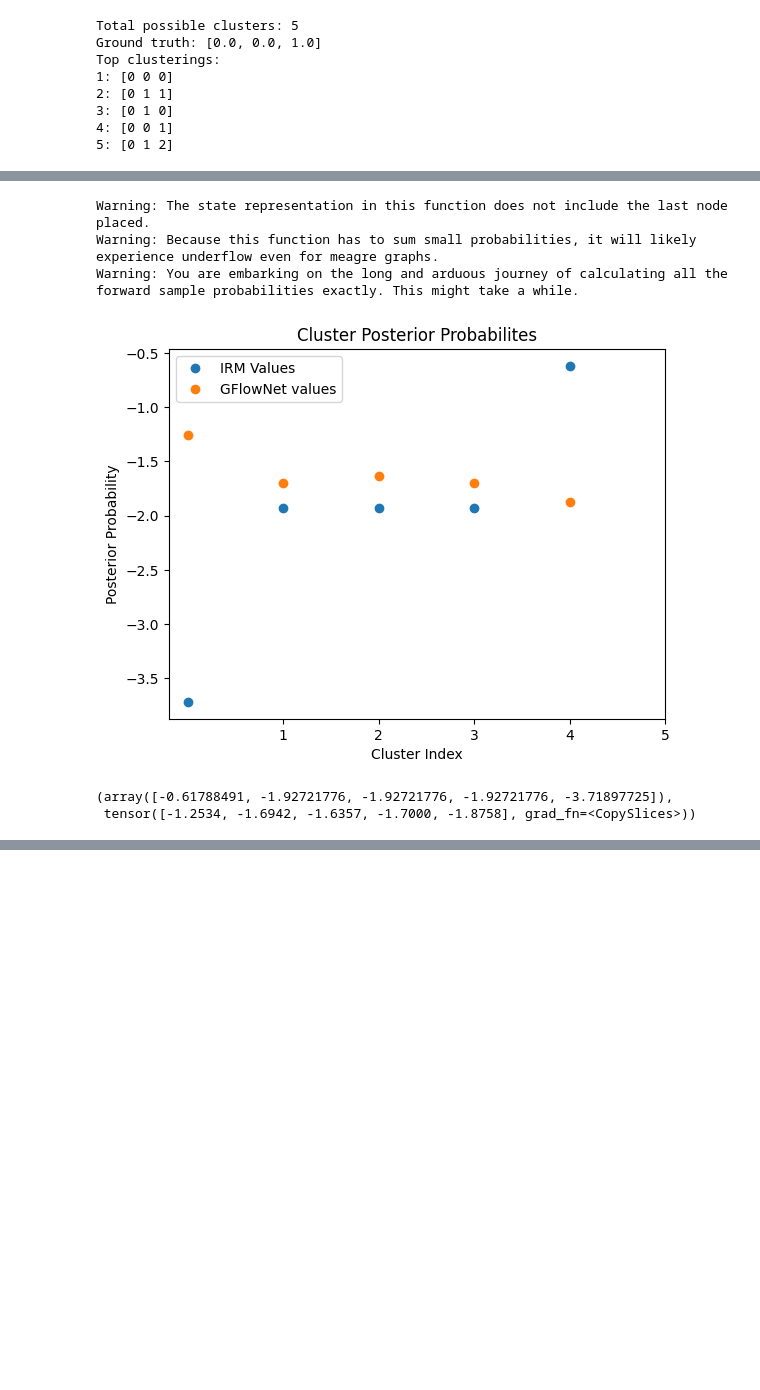
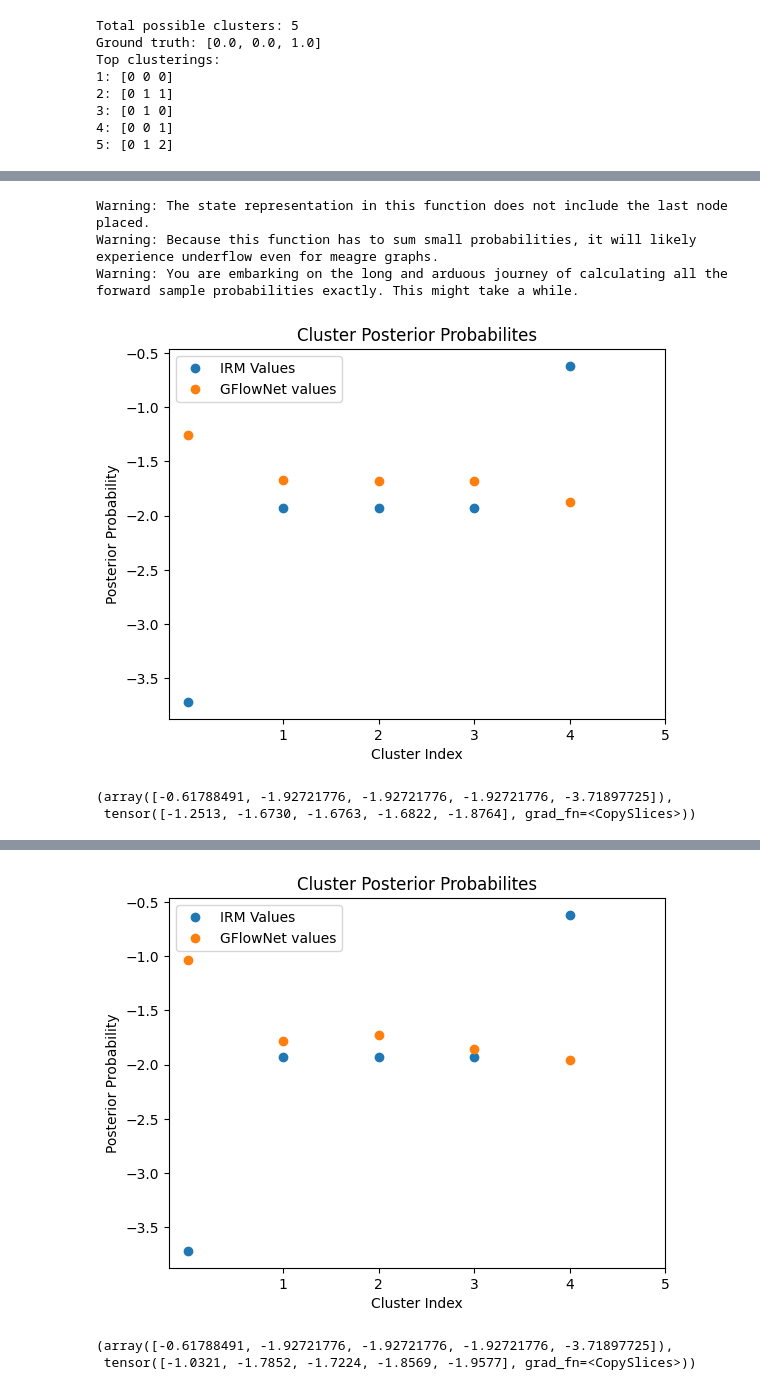
Before and after one commit to FabianScott/GFlowNetsA, a Jupyter notebook: GraphClustering/Network/Full_Distribution_Test.ipynb, the cells around one changed output, grey strips where cells are left out. Cells and saved outputs as stored; diff of their text form; code cells hidden in the pictures; blank space fills up the shorter version.

```diff
--- a/GraphClustering/Network/Full_Distribution_Test.ipynb
+++ b/GraphClustering/Network/Full_Distribution_Test.ipynb
@@ -148,12 +155,15 @@ net.plot_full_distribution(adjacency_matrix=A_random)
 # %%
 X = net.sample_forward(adjacency_matrix=A_random)
-net.train(X, epochs=10)
+net.train(X, epochs=100)
 # %%
 net.plot_full_distribution(adjacency_matrix=A_random)
 # %% [output]
 Warning: The state representation in this function does not include the last node placed.
 Warning: Because this function has to sum small probabilities, it will likely experience underflow even for meagre graphs.
 Warning: You are embarking on the long and arduous journey of calculating all the forward sample probabilities exactly. This might take a while.
-[figure, old version]
+[figure, new version]
 (array([-0.61788491, -1.92721776, -1.92721776, -1.92721776, -3.71897725]),
- tensor([-1.2534, -1.6942, -1.6357, -1.7000, -1.8758], grad_fn=<CopySlices>))
+ tensor([-1.2513, -1.6730, -1.6763, -1.6822, -1.8764], grad_fn=<CopySlices>))
+# %%
+net.plot_full_distribution(adjacency_matrix=A_random)
+# %% [output]
@@ -159,0 +173,3 @@ Warning: You are embarking on the long and arduous journey of calculating all th
+[figure, added]
+(array([-0.61788491, -1.92721776, -1.92721776, -1.92721776, -3.71897725]),
+ tensor([-1.0321, -1.7852, -1.7224, -1.8569, -1.9577], grad_fn=<CopySlices>))
```
Also changed, not shown: parts of 5 cells of this notebook, 1 other file.
